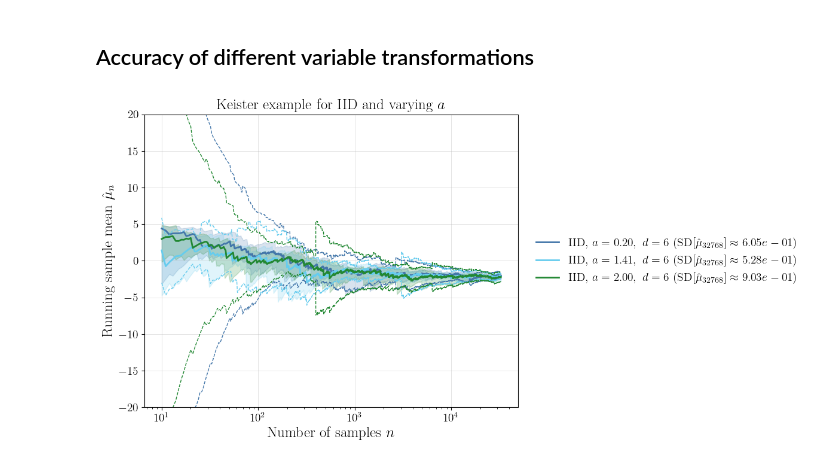
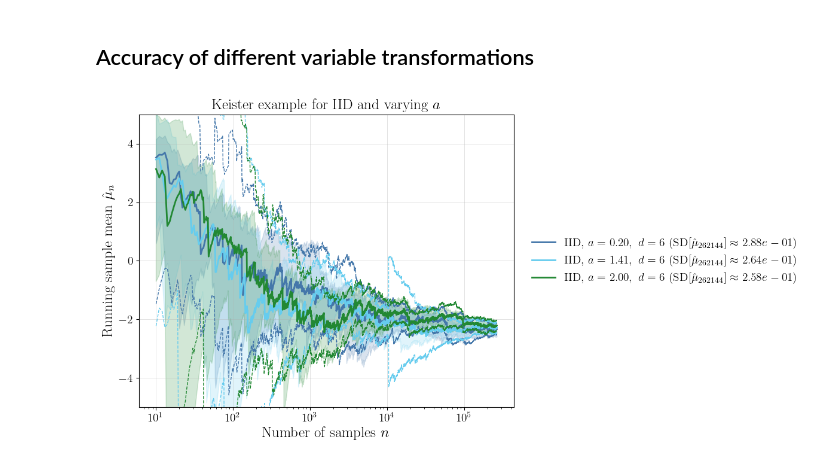
Before and after one commit to QMCSoftware/MATH565Fall2025, a Jupyter notebook: notebooks/KeisterExample.ipynb, the cells around one changed output. Cells and saved outputs as stored; diff of their text form; code cells hidden in the pictures.

```diff
--- a/notebooks/KeisterExample.ipynb
+++ b/notebooks/KeisterExample.ipynb
@@ -105,24 +106,25 @@ fig.tight_layout()
 # %%
 from classlib.plots import plot_middle_half_sample_mean, plot_multiple_middle_half_sample_means
 n = 2**16
 d = 6
 configs = {
     # IID entries
     f"IID a={a:g}, d={d}": {
         "sampler": (lambda n : np.random.random((n, d))),
         "f":       (lambda x : f_keister(x, a)),
         "label":   rf"IID, $a={a:4.2f},\ d={d}$",
     }
     for a in a_list
 }
 
 ax, info = plot_multiple_middle_half_sample_means(
     configs,
+    n_max=2**18,
     title="Keister example for IID and varying $a$",
-    ylim=(-20,20)
+    ylim=(-5,5)
 )
 # %% [output]
-[figure, old version]
+[figure, new version]
 # %%
 from classlib.plots import plot_middle_half_sample_mean, plot_multiple_middle_half_sample_means
 n = 2**16
```
Also changed, not shown: parts of 2 cells of this notebook, 1 other file.
